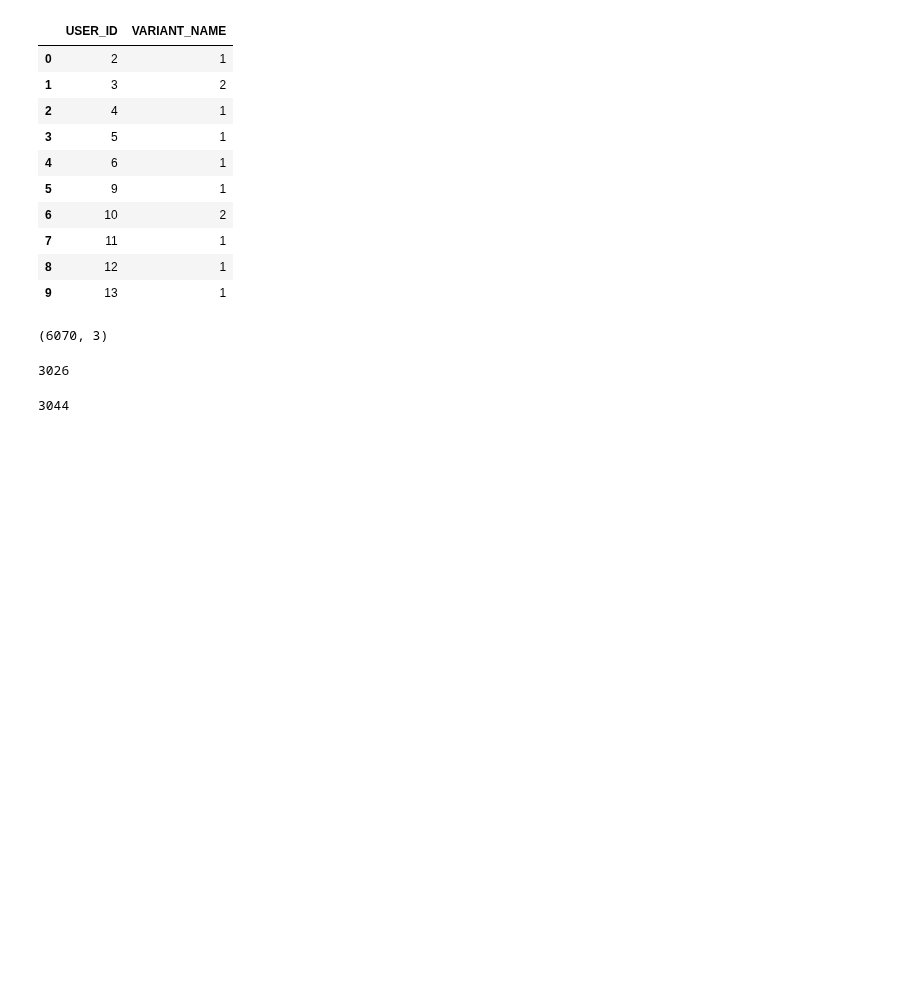
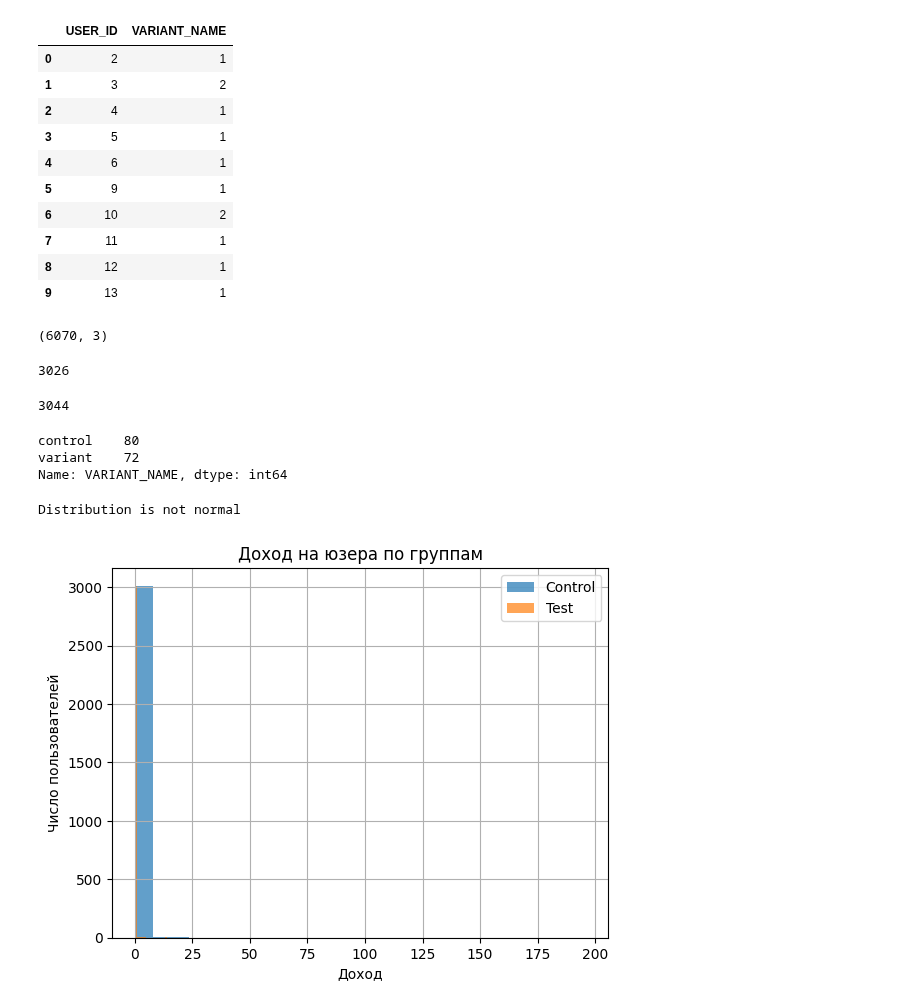
Before and after one commit to Olga643/Example, a Jupyter notebook: Untitled25.ipynb, the cells around one changed output. Saved outputs shown, nothing was run; the diff lists cells and outputs as text; code cells hidden in the pictures; blank space fills up the shorter version.

```diff
--- a/Untitled25.ipynb
+++ b/Untitled25.ipynb
@@ -112,3 +112,9 @@ len(control)
 len(test)
 # %% [output]
 3044
+# %%
+data.query('REVENUE > 0').VARIANT_NAME.value_counts()
+# %% [output]
+control    80
+variant    72
+Name: VARIANT_NAME, dtype: int64
@@ -114,0 +123,17 @@ len(test)
+# %%
+alpha = 0.05
+
+st = shapiro(data_new.REVENUE)
+print('Distribution is {}normal\n'.format( {True:'not ',
+False:''}[st[1] < alpha]));
+# %% [output]
+Distribution is not normal
+# %%
+control.REVENUE.hist(bins = 25, alpha =0.7, label='Control')
+test.REVENUE.hist(bins = 25, alpha =0.7, label='Test')
+plt.title('Доход на юзера по группам')
+plt.xlabel('Доход')
+plt.ylabel('Число пользователей')
+plt.legend();
+# %% [output]
+[figure, added]
```
Also changed, not shown: parts of 4 cells of this notebook.
